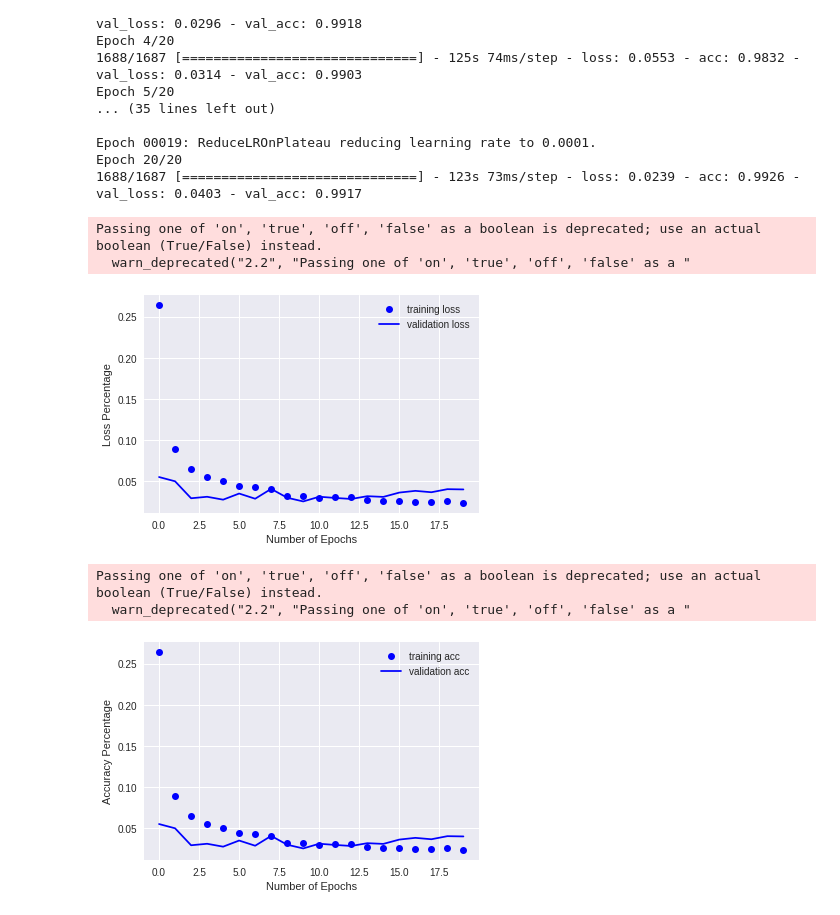
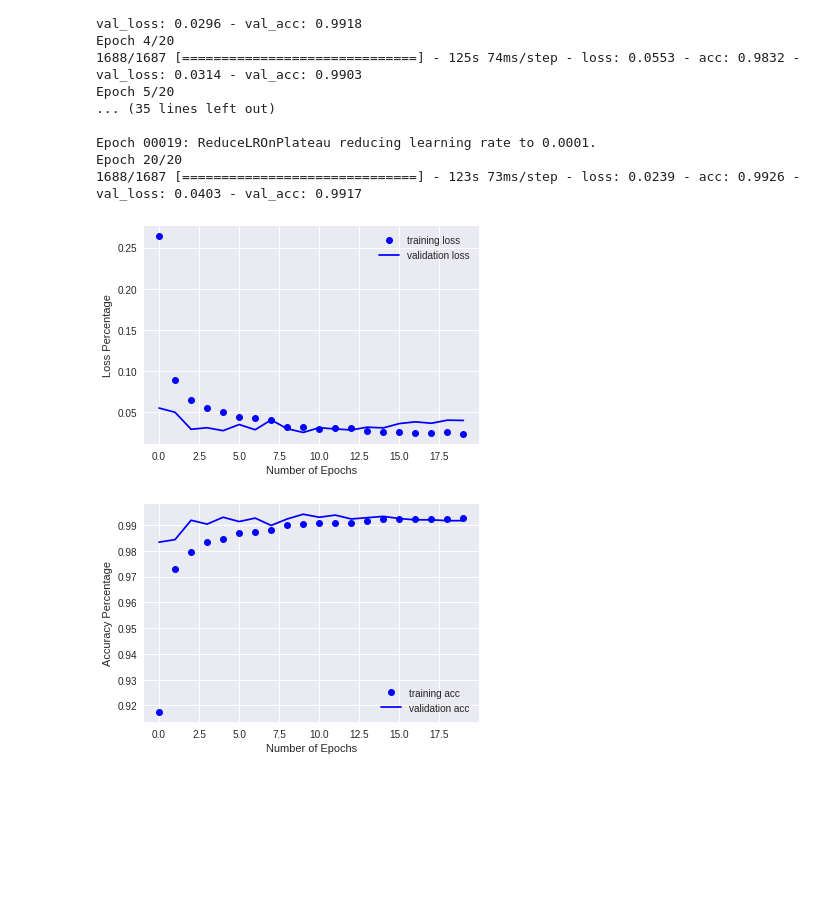
Before and after one commit to eshaan90/image-classification-algorithms, a Jupyter notebook: multiclass_image_classfication.ipynb, the cells around one changed output. Saved outputs shown, nothing was run; the diff lists cells and outputs as text; code cells hidden in the pictures; blank space fills up the shorter version.

```diff
--- a/multiclass_image_classfication.ipynb
+++ b/multiclass_image_classfication.ipynb
@@ -170,33 +170,29 @@ Epoch 00019: ReduceLROnPlateau reducing learning rate to 0.0001.
 Epoch 20/20
 1688/1687 [==============================] - 123s 73ms/step - loss: 0.0239 - acc: 0.9926 - val_loss: 0.0403 - val_acc: 0.9917
 # %%
+epochs=range(epochs)
 loss=history.history['loss']
 val_loss=history.history['val_loss']
-epochs=range(epochs)
 plt.plot(epochs, loss, 'bo', label='training loss')
 plt.plot(epochs, val_loss, 'b', label='validation loss')
 plt.legend()
 plt.xlabel('Number of Epochs')
 plt.ylabel('Loss Percentage')
-plt.grid('on')
+plt.grid(True)
 # %% [output]
-Passing one of 'on', 'true', 'off', 'false' as a boolean is deprecated; use an actual boolean (True/False) instead.
-  warn_deprecated("2.2", "Passing one of 'on', 'true', 'off', 'false' as a "
 [figure]
 # %%
 acc=history.history['acc']
 val_acc=history.history['val_acc']
 
-plt.plot(epochs, loss, 'bo', label='training acc')
-plt.plot(epochs, val_loss, 'b', label='validation acc')
+plt.plot(epochs, acc, 'bo', label='training acc')
+plt.plot(epochs, val_acc, 'b', label='validation acc')
 plt.legend()
 plt.xlabel('Number of Epochs')
 plt.ylabel('Accuracy Percentage')
-plt.grid('on')
+plt.grid(True)
 # %% [output]
-Passing one of 'on', 'true', 'off', 'false' as a boolean is deprecated; use an actual boolean (True/False) instead.
-  warn_deprecated("2.2", "Passing one of 'on', 'true', 'off', 'false' as a "
-[figure, old version]
+[figure, new version]
 # %%
 model.save('mnist_model_1.h5')
 json_string = model.to_json()
```
